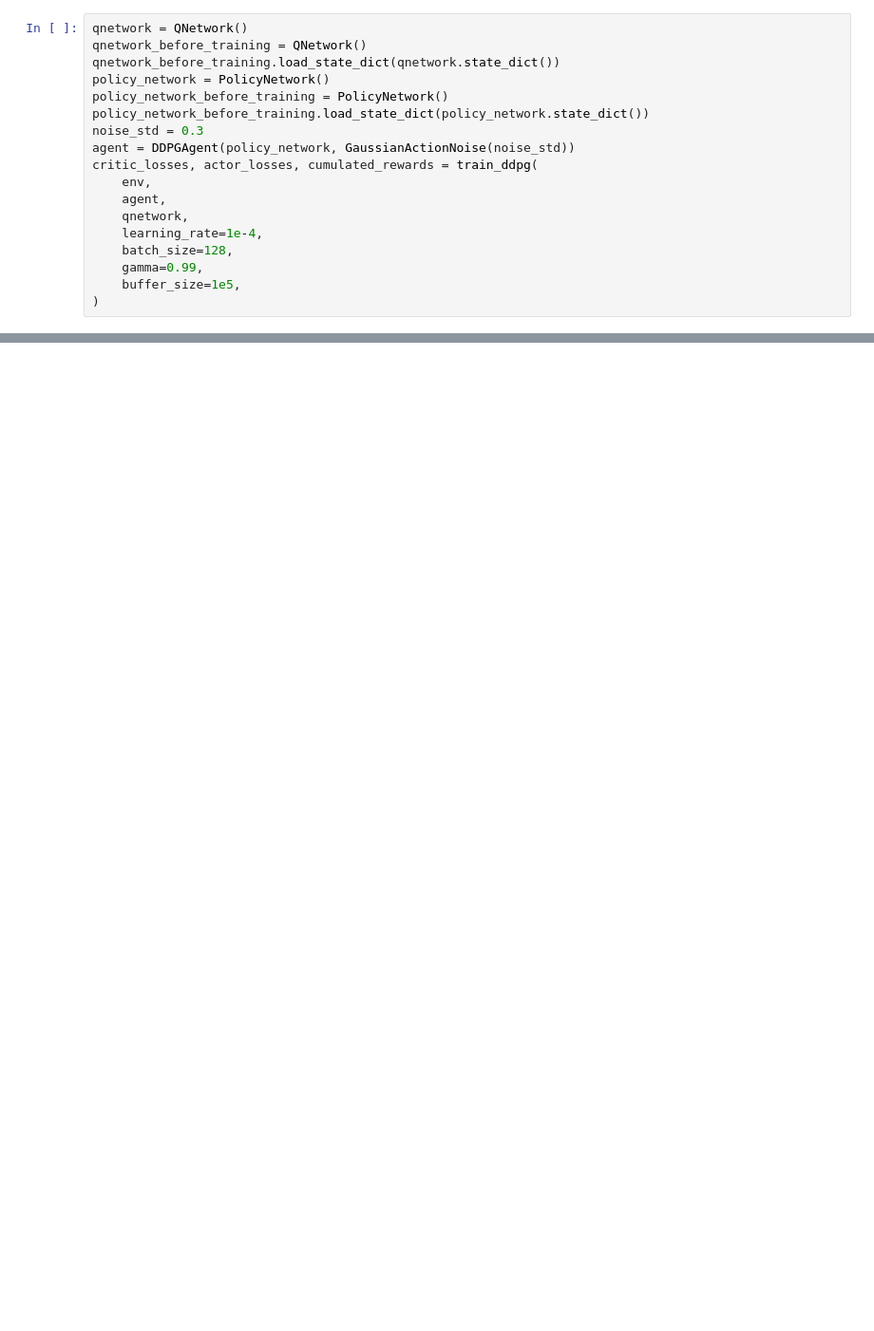
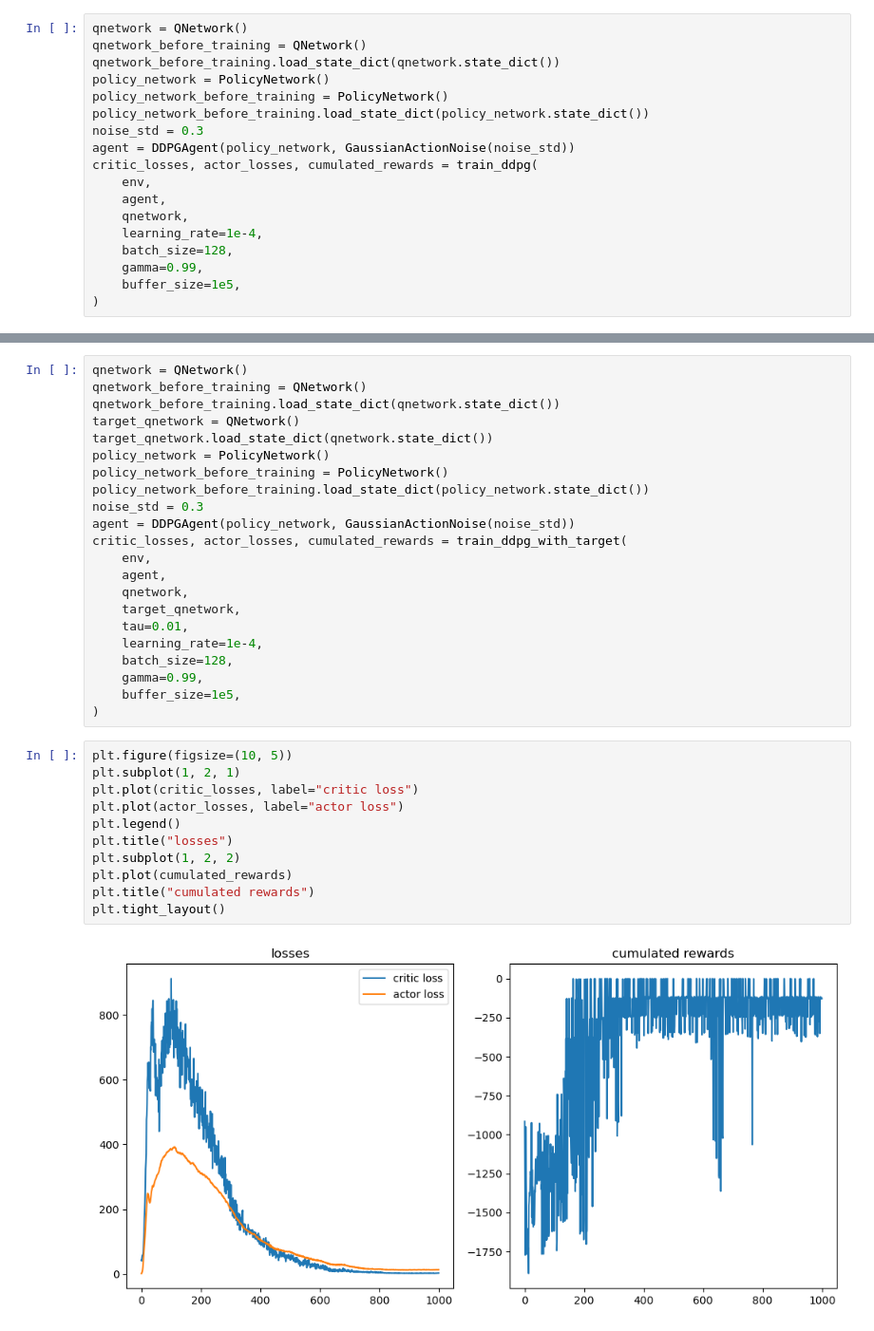
Before and after one commit to tudoroancea/cs_456_project, a Jupyter notebook: project.ipynb, the cells around one changed output, grey strips where cells are left out. Shown at 95% size. Drawn from its saved outputs; the diff is of its cells as text; blank space fills up the shorter version.

```diff
--- a/project.ipynb
+++ b/project.ipynb
@@ -475,0 +653,35 @@ plt.savefig("qvalues_heatmap.png", dpi=300)
+# %%
+qnetwork = QNetwork()
+qnetwork_before_training = QNetwork()
+qnetwork_before_training.load_state_dict(qnetwork.state_dict())
+target_qnetwork = QNetwork()
+target_qnetwork.load_state_dict(qnetwork.state_dict())
+policy_network = PolicyNetwork()
+policy_network_before_training = PolicyNetwork()
+policy_network_before_training.load_state_dict(policy_network.state_dict())
+noise_std = 0.3
+agent = DDPGAgent(policy_network, GaussianActionNoise(noise_std))
+critic_losses, actor_losses, cumulated_rewards = train_ddpg_with_target(
+    env,
+    agent,
+    qnetwork,
+    target_qnetwork,
+    tau=0.01,
+    learning_rate=1e-4,
+    batch_size=128,
+    gamma=0.99,
+    buffer_size=1e5,
+)
+# %%
+plt.figure(figsize=(10, 5))
+plt.subplot(1, 2, 1)
+plt.plot(critic_losses, label="critic loss")
+plt.plot(actor_losses, label="actor loss")
+plt.legend()
+plt.title("losses")
+plt.subplot(1, 2, 2)
+plt.plot(cumulated_rewards)
+plt.title("cumulated rewards")
+plt.tight_layout()
+# %% [output]
+[figure, added]
```
Also changed, not shown: parts of 23 cells of this notebook.
